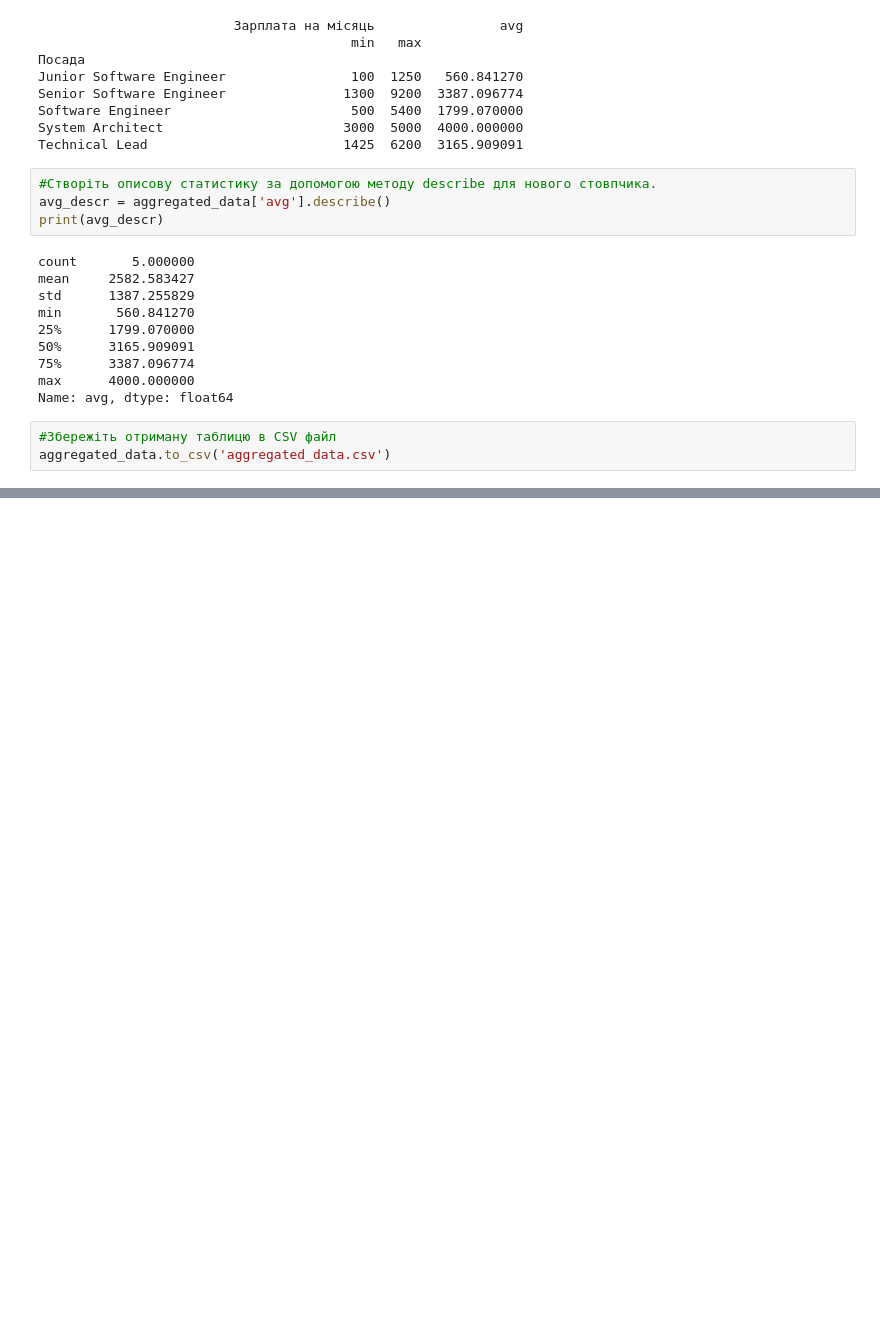
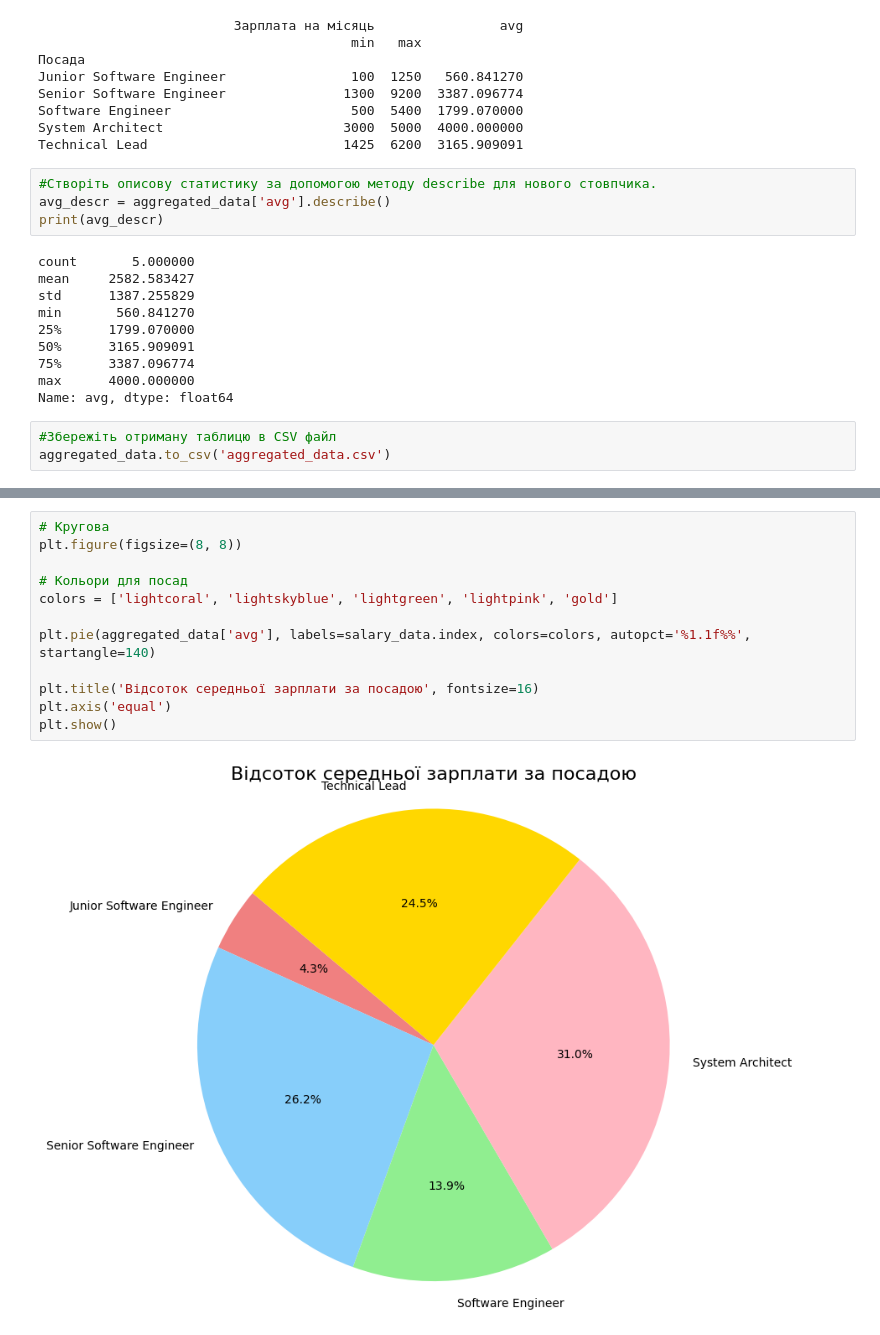
Before and after one commit to Sedzay/les4, a Jupyter notebook: Hw2_2.ipynb, the cells around one changed output, grey strips where cells are left out. Cells and saved outputs as stored; diff of their text form; blank space fills up the shorter version.

```diff
--- a/Hw2_2.ipynb
+++ b/Hw2_2.ipynb
@@ -206,0 +257,14 @@ aggregated_data.to_csv('aggregated_data.csv')
+# %%
+# Кругова
+plt.figure(figsize=(8, 8))
+
+# Кольори для посад
+colors = ['lightcoral', 'lightskyblue', 'lightgreen', 'lightpink', 'gold']
+
+plt.pie(aggregated_data['avg'], labels=salary_data.index, colors=colors, autopct='%1.1f%%', startangle=140)
+
+plt.title('Відсоток середньої зарплати за посадою', fontsize=16)
+plt.axis('equal')
+plt.show()
+# %% [output]
+[figure, added]
```
Also changed, not shown: parts of 3 cells of this notebook.
